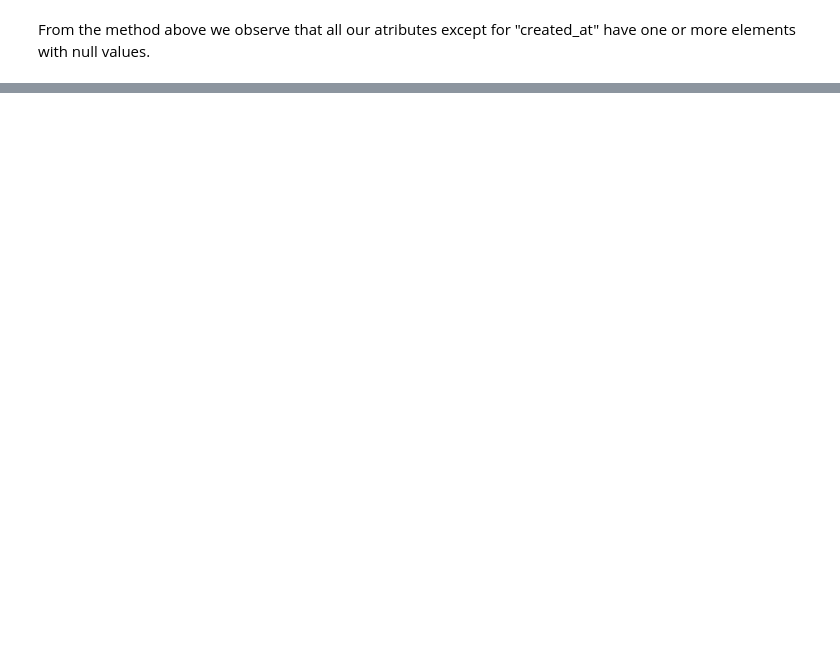
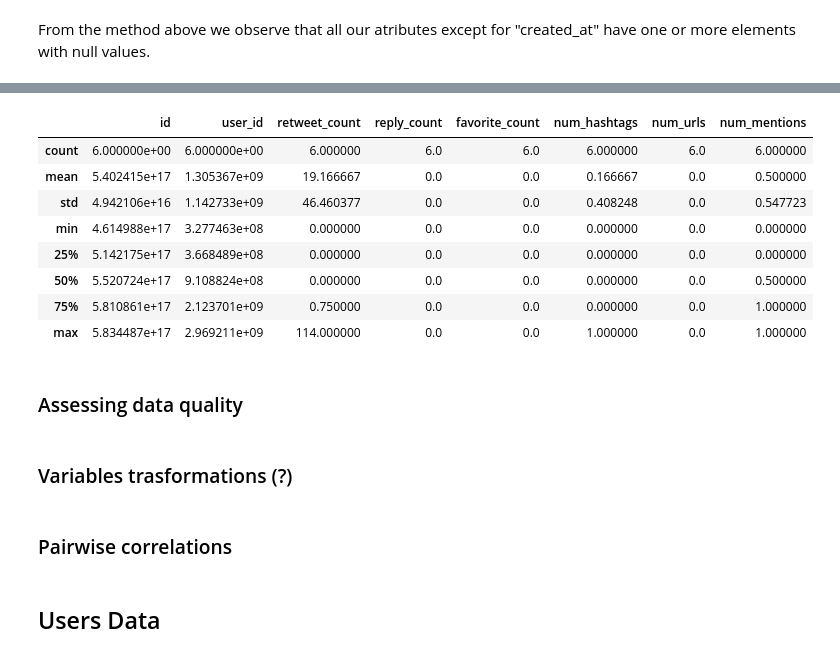
Before and after one commit to The-seven-dwarfs/DataMining-Group7, a Jupyter notebook: project.ipynb, the cells around one changed output, grey strips where cells are left out. Cells and saved outputs as stored; diff of their text form; code cells hidden in the pictures; blank space fills up the shorter version.

```diff
--- a/project.ipynb
+++ b/project.ipynb
@@ -91,0 +116,20 @@ print(len(wrong_ids)/len(df["id"]))
+# %%
+tweets_df.describe()
+# %% [output]
+|  | id | user_id | retweet_count | reply_count | favorite_count | num_hashtags | num_urls | num_mentions |
+| count | 6.000000e+00 | 6.000000e+00 | 6.000000 | 6.0 | 6.0 | 6.000000 | 6.0 | 6.000000 |
+| mean | 5.402415e+17 | 1.305367e+09 | 19.166667 | 0.0 | 0.0 | 0.166667 | 0.0 | 0.500000 |
+| std | 4.942106e+16 | 1.142733e+09 | 46.460377 | 0.0 | 0.0 | 0.408248 | 0.0 | 0.547723 |
+| min | 4.614988e+17 | 3.277463e+08 | 0.000000 | 0.0 | 0.0 | 0.000000 | 0.0 | 0.000000 |
+| 25% | 5.142175e+17 | 3.668489e+08 | 0.000000 | 0.0 | 0.0 | 0.000000 | 0.0 | 0.000000 |
+| 50% | 5.520724e+17 | 9.108824e+08 | 0.000000 | 0.0 | 0.0 | 0.000000 | 0.0 | 0.500000 |
+| 75% | 5.810861e+17 | 2.123701e+09 | 0.750000 | 0.0 | 0.0 | 0.000000 | 0.0 | 1.000000 |
+| max | 5.834487e+17 | 2.969211e+09 | 114.000000 | 0.0 | 0.0 | 1.000000 | 0.0 | 1.000000 |
+# %% [markdown]
+### Assessing data quality
+# %% [markdown]
+### Variables trasformations (?)
+# %% [markdown]
+### Pairwise correlations
+# %% [markdown]
+## Users Data
```
Also changed, not shown: parts of 20 cells of this notebook.
